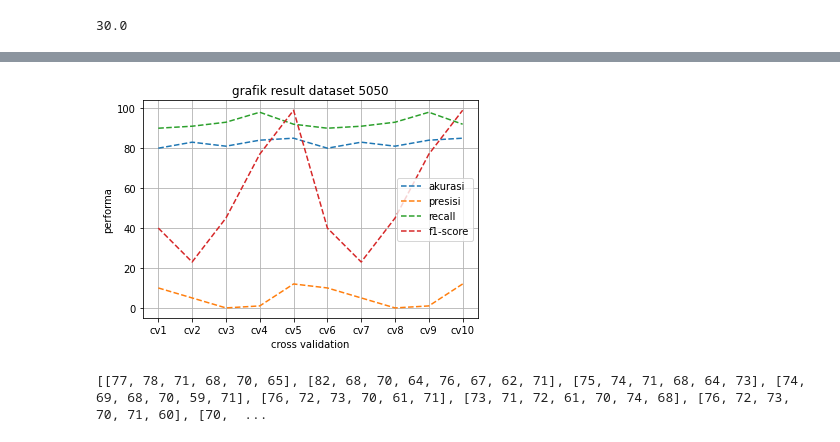
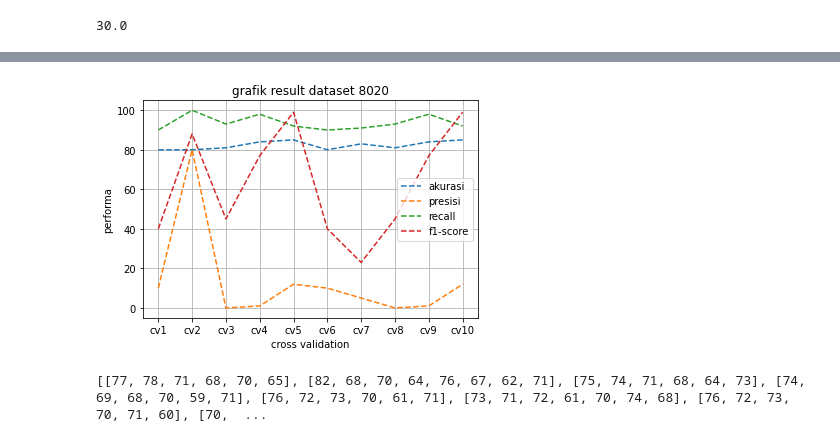
Before and after one commit to HuzainAzis/knn-cv, a Jupyter notebook: sourcecode.ipynb, the cells around one changed output, grey strips where cells are left out. Saved outputs shown, nothing was run; the diff lists cells and outputs as text; code cells hidden in the pictures.

```diff
--- a/sourcecode.ipynb
+++ b/sourcecode.ipynb
@@ -128,22 +144,22 @@ F-Score : 0.7191011235955056
 # %%
 from matplotlib import pyplot as plot
 x = ["cv1", "cv2", "cv3", "cv4", "cv5", "cv6", "cv7", "cv8", "cv9", "cv10"]
-a= [80,83,81,84,85,80,83,81,84,85]
-p= [10,5,0,1,12,10,5,0,1,12]
-r= [90,91,93,98,92,90,91,93,98,92]
-f= [40,23,45,77,99,40,23,45,77,99]
+a= [80,80,81,84,85,80,83,81,84,85]
+p= [10,80,0,1,12,10,5,0,1,12]
+r= [90,100,93,98,92,90,91,93,98,92]
+f= [40,88,45,77,99,40,23,45,77,99]
 plt.plot(x, a, '--')
 plt.plot(x, p, '--')
 plt.plot(x, r, '--')
 plt.plot(x, f, '--')
-plt.title("grafik result dataset 5050")
+plt.title("grafik result dataset 8020")
 plt.xlabel("cross validation")
 plt.ylabel("performa")
 plt.legend(["akurasi","presisi", "recall", "f1-score"])
 plt.grid()
 plt.show()
 # %% [output]
-[figure, old version]
+[figure, new version]
 # %%
 fig1, ax1 = plt.subplots(figsize=(10,5))
 
```
Also changed, not shown: parts of 6 cells of this notebook.
